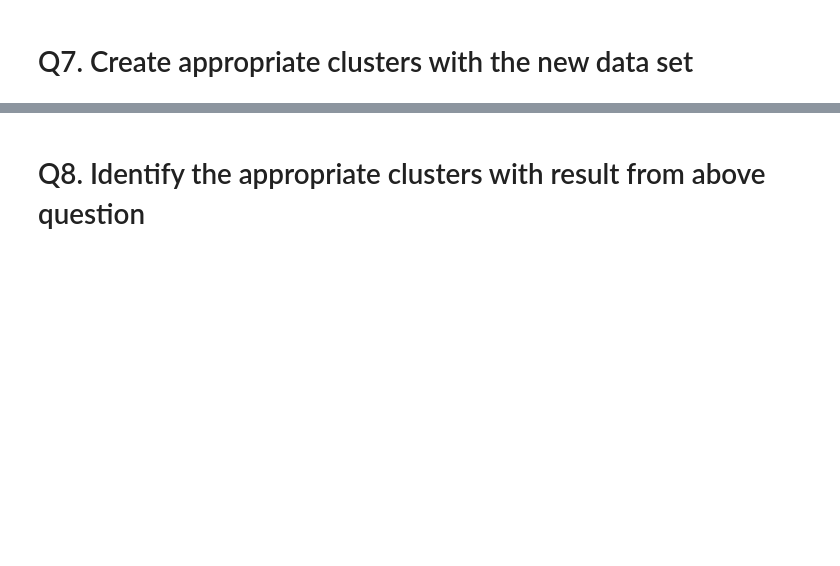
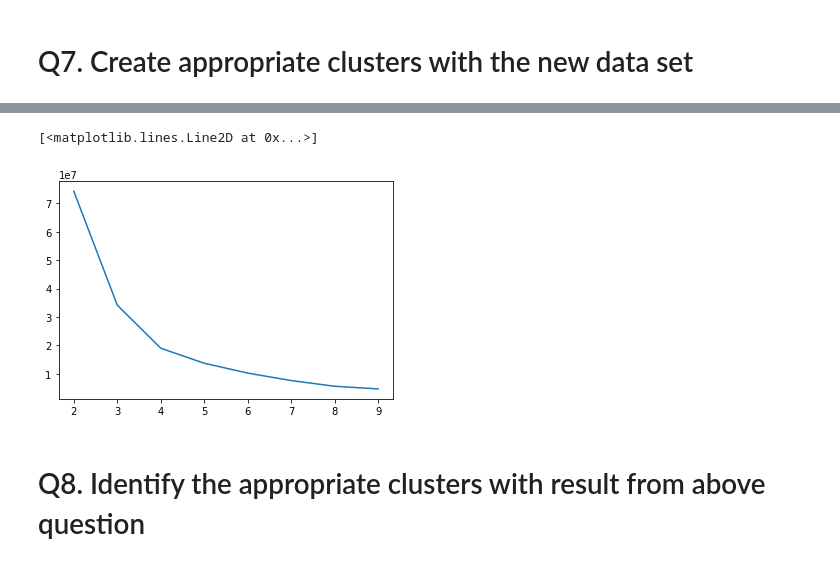
Before and after one commit to GreatLearningAIML1/chennai-aug-batch-senthilvelavan, a Jupyter notebook: Residency4-External/R4_External_Clustering.ipynb, the cells around one changed output, grey strips where cells are left out. Cells and saved outputs as stored; diff of their text form; code cells hidden in the pictures; blank space fills up the shorter version.

```diff
--- a/Residency4-External/R4_External_Clustering.ipynb
+++ b/Residency4-External/R4_External_Clustering.ipynb
@@ -210,0 +237,31 @@ Name: age, dtype: int64
+# %%
+from sklearn.linear_model import LinearRegression
+from sklearn.neighbors import KNeighborsRegressor
+from sklearn.naive_bayes import GaussianNB
+from sklearn.svm import SVR
+
+X = cars_df[['cylinders','displacement','weight','acceleration','origin','horsepowerf','age']]
+Y = cars_df['mpg']
+lr = LinearRegression()
+lr.fit(X,Y)
+print(lr.score(X,Y))
+
+knn = KNeighborsRegressor(n_neighbors=5)
+knn.fit(X,Y)
+print(knn.score(X,Y))
+
+nb = GaussianNB()
+##nb.fit(X,Y)
+##print(nb.score(X,Y))
+
+svr = SVR()
+svr.fit(X,Y)
+print(svr.score(X,Y))
+
+models = [lr,knn,svr]
+from mlxtend.feature_selection import SequentialFeatureSelector as sfs
+for model in models:
+    sfs1 = sfs(model, k_features=7, forward=True, scoring='r2', cv=10) ##- Forward selection
+    sfs1.fit(X,Y)
+    results=sfs1.get_metric_dict()
+    print(pd.DataFrame(results).T)
@@ -211,2 +286,13 @@ Name: age, dtype: int64
 # %% [markdown]
 # Q7. Create appropriate clusters with the new data set
+# %%
+from sklearn.cluster import KMeans
+cluster_errors = []
+clusters = np.arange(2,10)
+for k in clusters:
+    kmc = KMeans(n_clusters=k,random_state=1)
+    kmc.fit(X,Y)
+    print(kmc.cluster_centers_)
+    print(kmc.inertia_)
+    print(kmc.labels_)
+    cluster_errors.append(kmc.inertia_)
@@ -213,2 +317,7 @@ Name: age, dtype: int64
+# %%
+plt.plot(clusters,cluster_errors)
+# %% [output]
+[<matplotlib.lines.Line2D at 0x...>]
+[figure, added]
 # %% [markdown]
 # Q8. Identify the appropriate clusters with result from above question
```
Also changed, not shown: parts of 11 cells of this notebook.
